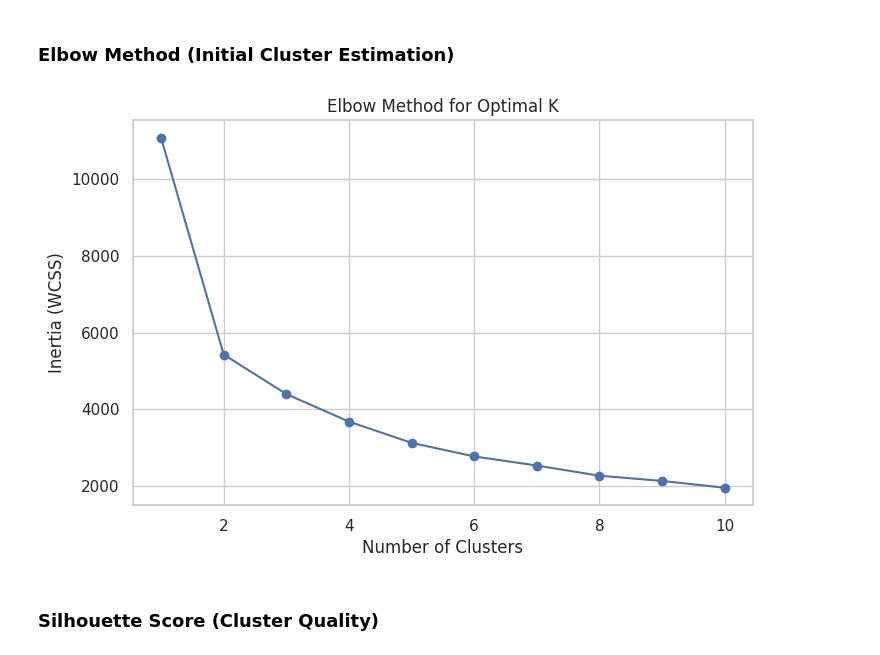
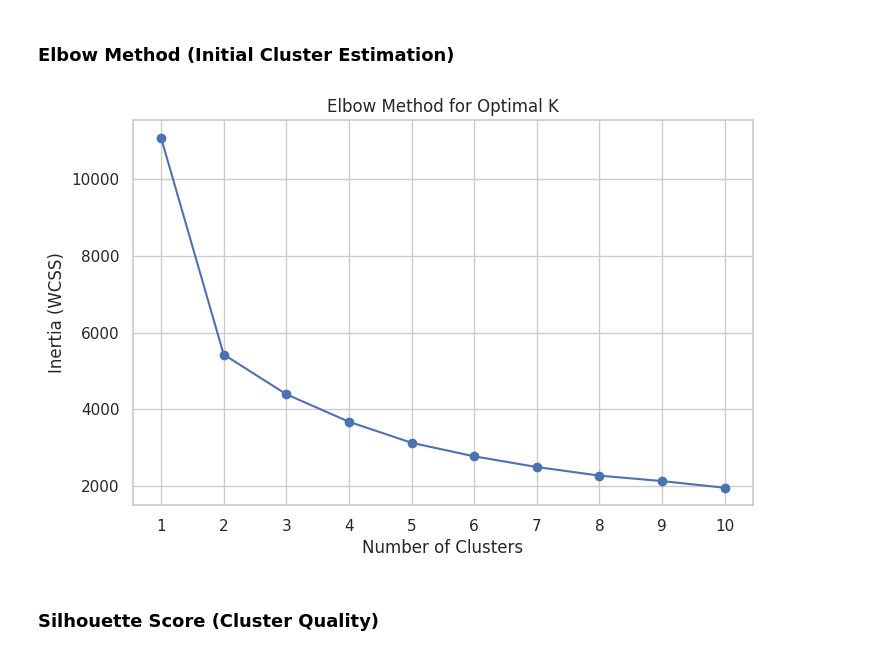
Before and after one commit to Luke-Dev-Tech/Business_intelligence_and_data-mining, a Jupyter notebook: BI_Project.ipynb, the cells around one changed output. Cells and saved outputs as stored; diff of their text form; code cells hidden in the pictures.

```diff
--- a/BI_Project.ipynb
+++ b/BI_Project.ipynb
@@ -778,51 +778,35 @@ The dimensionality reduction ensures clusters are not distorted by correlated va
 # %% [markdown]
 ### Elbow Method (Initial Cluster Estimation)
 # %%
-import numpy as np
-import pandas as pd
-import matplotlib.pyplot as plt
-from sklearn.preprocessing import StandardScaler
-from sklearn.cluster import KMeans
-
-# Ensure data is loaded if not in memory
-if 'df' not in locals() and 'df' not in globals():
-    url = "https://raw.githubusercontent.com/Luke-Dev-Tech/Business_intelligence_and_data-mining/refs/heads/main/marketing_campaign.csv"
-    df = pd.read_csv(url, sep='\t')
-    # Basic cleaning required for the features below
-    df['Dt_Customer'] = pd.to_datetime(df['Dt_Customer'], dayfirst=True, errors='coerce')
-    df['Age'] = df['Dt_Customer'].max().year - df['Year_Birth']
-    df['Total_Spending'] = df[['MntWines', 'MntFruits', 'MntMeatProducts', 'MntFishProducts', 'MntSweetProducts', 'MntGoldProds']].sum(axis=1)
-    df['Total_Purchases'] = df[['NumWebPurchases', 'NumCatalogPurchases', 'NumStorePurchases']].sum(axis=1)
-    df['Spending_per_Purchase'] = df['Total_Spending'] / (df['Total_Purchases'] + 1)
-    df['Income'] = df['Income'].fillna(df['Income'].mean())
-
-# 1. Feature Selection
+# Apply preprocessing steps defined in EDA
 cluster_features = df[['Income', 'Age', 'Total_Spending', 'Total_Purchases', 'Spending_per_Purchase']].copy()
 
-# 2. Handle Outliers
 cluster_features = cluster_features[cluster_features['Income'] < cluster_features['Income'].quantile(0.99)]
+cluster_features['Income'] = np.log1p(cluster_features['Income'])
 
-# 3. Log Transform & Scale
-cluster_features.loc[:, 'Income'] = np.log1p(cluster_features['Income'])
 scaler = StandardScaler()
 scaled_features = scaler.fit_transform(cluster_features)
 
-# 4. Elbow Method
+# Elbow Method
 inertia = []
 K = range(1, 11)
+
 for k in K:
-    kmeans = KMeans(n_clusters=k, n_init='auto', random_state=42)
+    kmeans = KMeans(n_clusters=k, n_init=10, random_state=42)
     kmeans.fit(scaled_features)
     inertia.append(kmeans.inertia_)
 
+# Plot
 plt.figure(figsize=(8, 5))
 plt.plot(K, inertia, marker='o')
 plt.xlabel('Number of Clusters')
 plt.ylabel('Inertia (WCSS)')
 plt.title('Elbow Method for Optimal K')
+plt.xticks(K)
+plt.grid(True)
 plt.show()
 # %% [output]
-[figure, old version]
+[figure, new version]
 # %% [markdown]
 ### Silhouette Score (Cluster Quality)
 # %%
```
